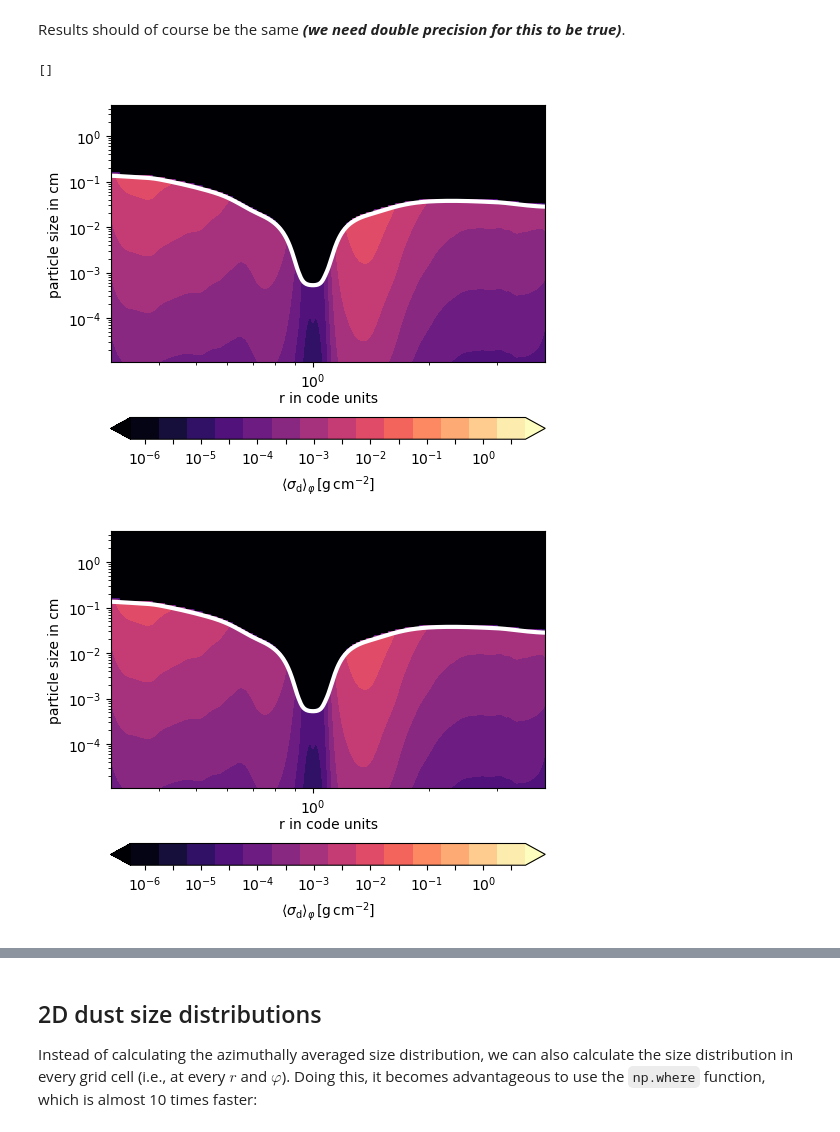
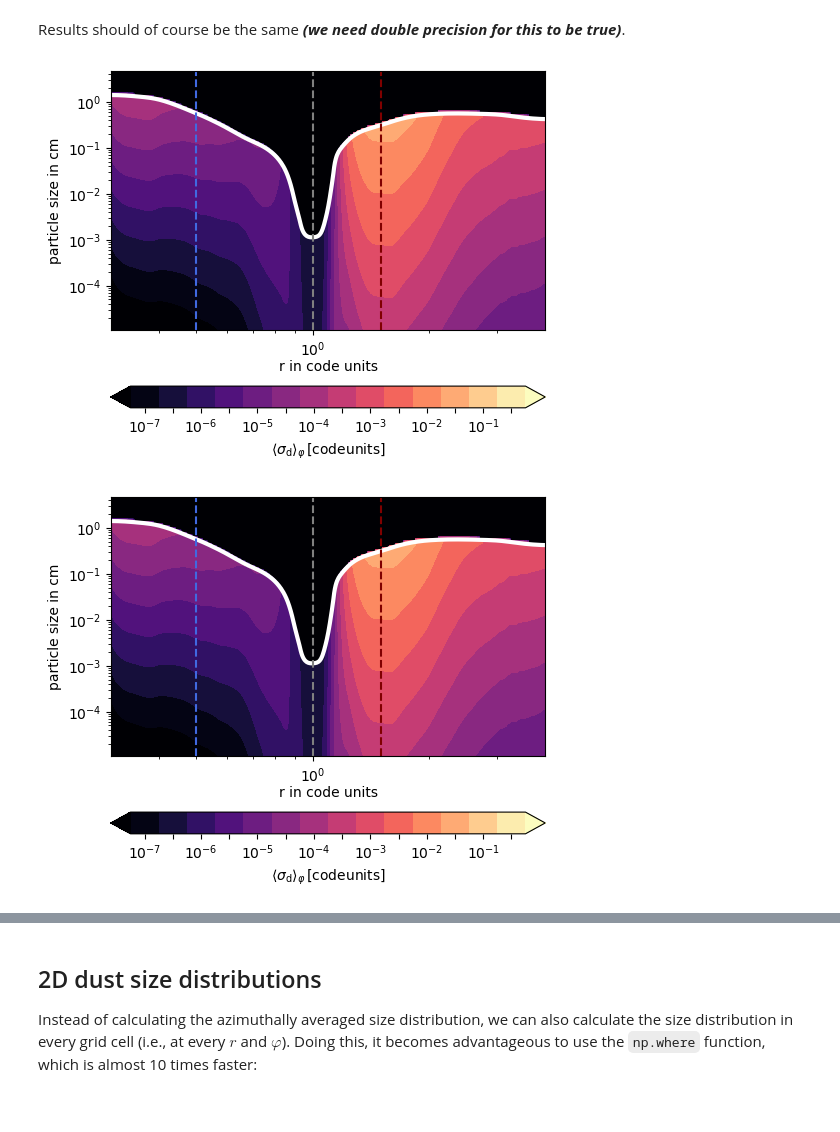
Before and after one commit to ThomasPfeil/TriPoDAthena_Introduction, a Jupyter notebook: TriPoDAthenaData.ipynb, the cells around one changed output, grey strips where cells are left out. Saved outputs shown, nothing was run; the diff lists cells and outputs as text; code cells hidden in the pictures.

```diff
--- a/TriPoDAthenaData.ipynb
+++ b/TriPoDAthenaData.ipynb
@@ -367,15 +365,10 @@ def where(cond,a,b):
 # Since we are working with numpy arrays we can also do it with stacked np.where.
 # The structure is similar to our for loops from before.
 sig_recon_ = np.where(ai[None,1:]<amax_m[...,None],
-                     # if(a[i+1]<amax)
-                       (ai[None,1:]**(q_m[...,None]+4.) - ai[None,:-1]**(q_m[...,None]+4.)),
-                       # then fill bin with the integral over the entire bin
-                       np.where(np.logical_and(ai[None,:-1]<amax_m[...,None], ai[None,1:]>amax_m[...,None]),
-                                # else if(a[i]<amax && a[i+1]>amax)
-                                amax_m[...,None]**(q_m[...,None]+4.) - ai[None,:-1]**(q_m[...,None]+4.),
-                                # then fill the bin with the integral from a[i] to amax
-                                1e-100
-                                # else set to 0
+                      ai[None,1:]**(q_m[...,None]+4.) - ai[None,:-1]**(q_m[...,None]+4.),
+                      np.where(np.logical_and(ai[None,:-1]<amax_m[...,None], ai[None,1:]>amax_m[...,None]),
+                               amax_m[...,None]**(q_m[...,None]+4.) - ai[None,:-1]**(q_m[...,None]+4.),
+                               1e-100
                                )
                       )
 sig_recon_ *= ((sigd_m)[:,None]/(amax_m[:,None]**(q_m[:,None]+4) - amin**(q_m[:,None]+4)))
@@ -386,39 +379,58 @@ Wall time: 10.4 ms
 # %% [markdown]
 Results should of course be the same ***(we need double precision for this to be true)***.
 # %%
-ticks = np.geomspace(1e-6, np.sqrt(1*10),14)
+ticks = np.geomspace(1e-7, np.sqrt(0.1*1),14)
 diff = np.diff(np.log10(ticks))[0]/2
 ticks_b = np.logspace(np.log10(ticks[0])-diff, np.log10(ticks[-1])+diff, len(ticks)+1)
 
 plt.figure(figsize=(5, 4))
 plt.contourf(r, a, sig_recon.T, norm=LogNorm(), levels=ticks_b, cmap='magma', extend='both')
 plt.loglog(r, amax_m, lw=3, color='w')
 # plt.loglog(r, np.sqrt(amin*amax_m), lw=1, color='w')
-cbar = plt.colorbar(orientation='horizontal', label=r'$\langle\sigma_\mathrm{d}\rangle_\varphi\, \mathrm{[g\, cm^{-2}]}$')
+cbar = plt.colorbar(orientation='horizontal', label=r'$\langle\sigma_\mathrm{d}\rangle_\varphi\, \mathrm{[code units]}$')
 cbar.set_ticks(ticks)
 plt.xlabel('r in code units', labelpad=0.5)
 plt.ylabel('particle size in cm')
+plt.axvline(0.5, linestyle='--', color='royalblue')
+plt.axvline(1., linestyle='--', color='grey')
+plt.axvline(1.5, linestyle='--', color='maroon')
 plt.tight_layout(pad=0.1)
 
 plt.figure(figsize=(5, 4))
 plt.contourf(r, a, sig_recon_.T, norm=LogNorm(), levels=ticks_b, cmap='magma', extend='both')
 plt.loglog(r, amax_m, lw=3, color='w')
 # plt.loglog(r, np.sqrt(amin*amax_m), lw=1, color='w')
-cbar = plt.colorbar(orientation='horizontal', label=r'$\langle\sigma_\mathrm{d}\rangle_\varphi\, \mathrm{[g\, cm^{-2}]}$')
+cbar = plt.colorbar(orientation='horizontal', label=r'$\langle\sigma_\mathrm{d}\rangle_\varphi\, \mathrm{[code units]}$')
 cbar.set_ticks(ticks)
 plt.xlabel('r in code units', labelpad=0.5)
 plt.ylabel('particle size in cm')
+plt.axvline(0.5, linestyle='--', color='royalblue')
+plt.axvline(1., linestyle='--', color='grey')
+plt.axvline(1.5, linestyle='--', color='maroon')
 plt.tight_layout(pad=0.1)
 
-plt.figure(figsize=(5, 4))
-plt.pcolormesh(r, a, (sig_recon/sig_recon_ - 1.).T*100., cmap='coolwarm', vmin=-1e-5, vmax=1e-5)
-# plt.loglog(r, np.sqrt(amin*amax_m), lw=1, color='w')
-cbar = plt.colorbar(orientation='horizontal', label=r'deviation in per cent')
-plt.xlabel('r in code units', labelpad=0.5)
-plt.ylabel('particle size in cm')
-plt.tight_layout(pad=0.1)
-plt.loglog()
+i_inner  = np.argmin(np.abs(r-0.5))
+i_planet = np.argmin(np.abs(r-1.))
+i_trap   = np.argmin(np.abs(r-1.5))
+plt.figure()
+plt.loglog(a, sig_recon[i_inner], color='royalblue', label='inner disk')
+plt.loglog(a, sig_recon[i_planet], color='grey', label='gap')
+plt.loglog(a, sig_recon[i_trap], color='maroon', label='pressure bump')
+plt.ylim(1e-8, 0.5)
+plt.xlim(a.min(), 1)
+plt.legend()
+plt.xlabel('particle size [cm]')
+plt.ylabel('dust density [code units]')
+plt.tight_layout()
+
+# plt.figure(figsize=(5, 4))
+# plt.pcolormesh(r, a, (sig_recon/sig_recon_ - 1.).T*100., cmap='coolwarm', vmin=-1e-5, vmax=1e-5)
+# # plt.loglog(r, np.sqrt(amin*amax_m), lw=1, color='w')
+# cbar = plt.colorbar(orientation='horizontal', label=r'deviation in per cent')
+# plt.xlabel('r in code units', labelpad=0.5)
+# plt.ylabel('particle size in cm')
+# plt.tight_layout(pad=0.1)
+# plt.loglog()
 # %% [output]
-[]
-[figure, old version]
+[figure, new version]
-[figure, old version]
+[figure, new version]
```
Also changed, not shown: parts of 22 cells of this notebook, 2 other files.
